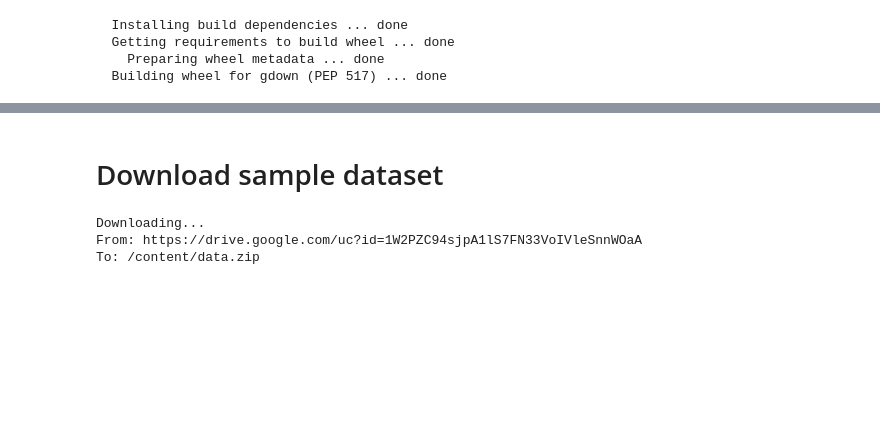
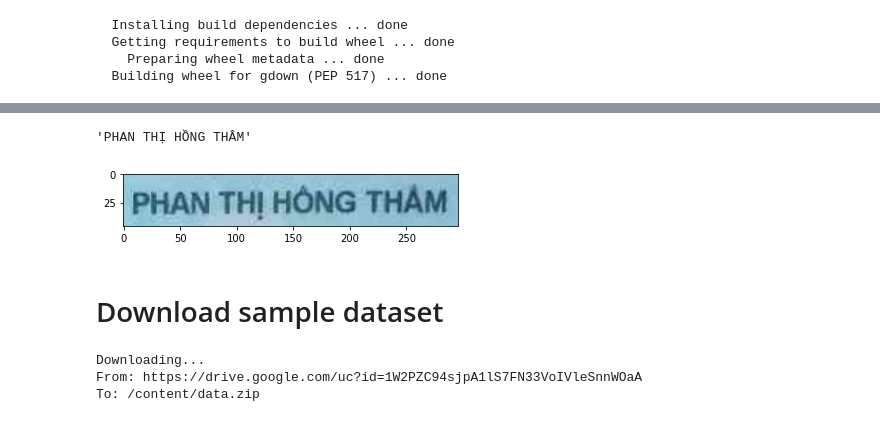
Before and after one commit to pbcquoc/vietocr, a Jupyter notebook: vietocr_gettingstart.ipynb, the cells around one changed output, grey strips where cells are left out. Drawn from its saved outputs; the diff is of its cells as text; code cells hidden in the pictures; blank space fills up the shorter version.

```diff
--- a/vietocr_gettingstart.ipynb
+++ b/vietocr_gettingstart.ipynb
@@ -16,0 +29,5 @@ This notebook describe how you can use VietOcr to train OCR model
+# %%
+# config['weights'] = './weights/transformerocr.pth'
+config['weights'] = 'https://drive.google.com/uc?id=13327Y1tz1ohsm5YZMyXVMPIOjoOA0OaA'
+config['device'] = 'cuda:0'
+config['predictor']['beamsearch']=False
@@ -17,2 +57,11 @@ This notebook describe how you can use VietOcr to train OCR model
+# %%
+img = './sample/072199003062.jpeg'
+img = Image.open(img)
+plt.imshow(img)
+s = detector.predict(img)
+s
+# %% [output]
+'PHAN THỊ HỒNG THÂM'
+[figure, added]
 # %% [markdown]
 # Download sample dataset
```
Also changed, not shown: parts of 28 cells of this notebook.
